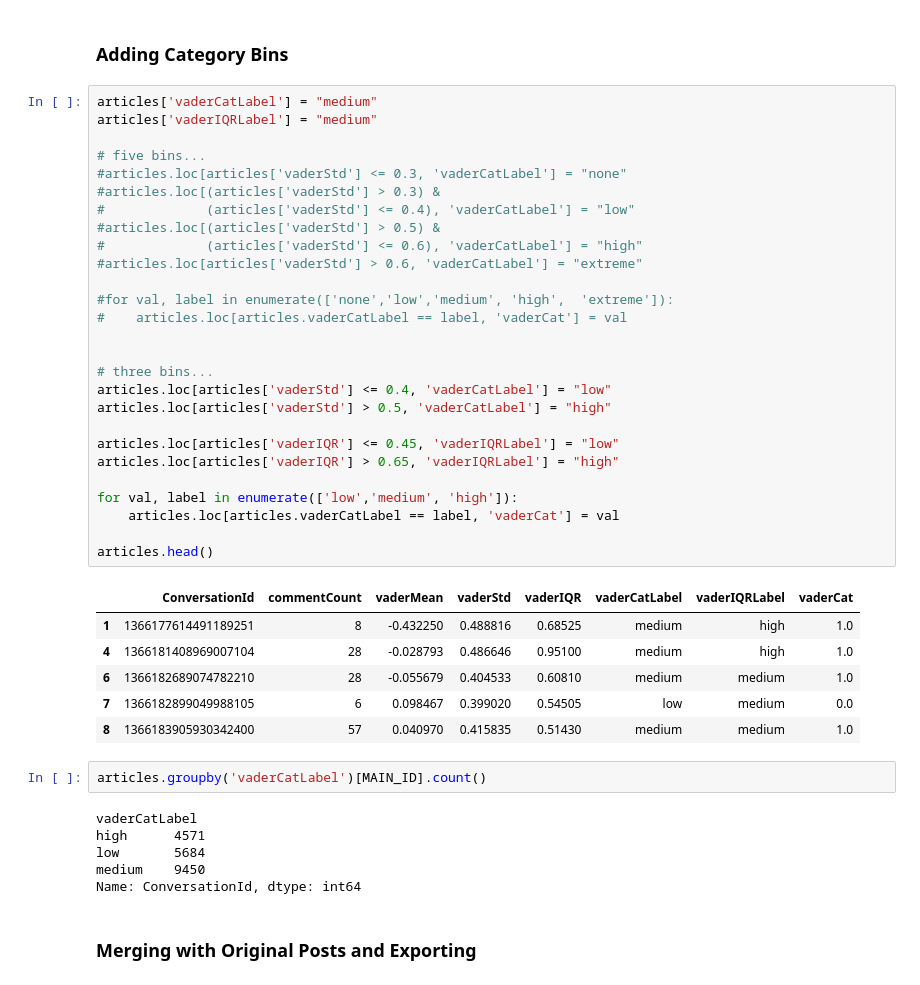
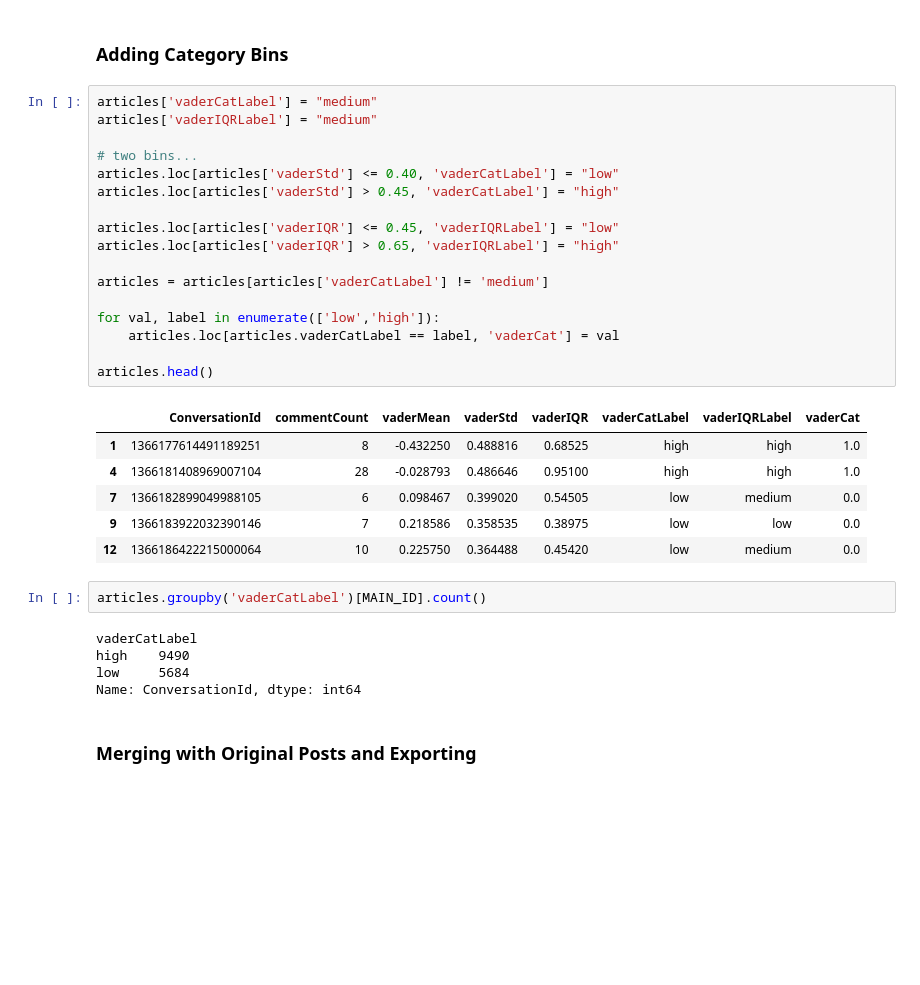
Before and after one commit to advanced-ml-project/project, a Jupyter notebook: sentiment_scores.ipynb, the cells around one changed output. Drawn from its saved outputs; the diff is of its cells as text; blank space fills up the shorter version.

```diff
--- a/sentiment_scores.ipynb
+++ b/sentiment_scores.ipynb
@@ -172,44 +172,33 @@ sns.histplot(x='vaderIQR',
 # %%
 articles['vaderCatLabel'] = "medium"
 articles['vaderIQRLabel'] = "medium"
 
-# five bins...
-#articles.loc[articles['vaderStd'] <= 0.3, 'vaderCatLabel'] = "none"
-#articles.loc[(articles['vaderStd'] > 0.3) &
-#             (articles['vaderStd'] <= 0.4), 'vaderCatLabel'] = "low"
-#articles.loc[(articles['vaderStd'] > 0.5) &
-#             (articles['vaderStd'] <= 0.6), 'vaderCatLabel'] = "high"
-#articles.loc[articles['vaderStd'] > 0.6, 'vaderCatLabel'] = "extreme"
-
-#for val, label in enumerate(['none','low','medium', 'high',  'extreme']):
-#    articles.loc[articles.vaderCatLabel == label, 'vaderCat'] = val
-
-
-# three bins...
-articles.loc[articles['vaderStd'] <= 0.4, 'vaderCatLabel'] = "low"
-articles.loc[articles['vaderStd'] > 0.5, 'vaderCatLabel'] = "high"
+# two bins...
+articles.loc[articles['vaderStd'] <= 0.40, 'vaderCatLabel'] = "low"
+articles.loc[articles['vaderStd'] > 0.45, 'vaderCatLabel'] = "high"
 
 articles.loc[articles['vaderIQR'] <= 0.45, 'vaderIQRLabel'] = "low"
 articles.loc[articles['vaderIQR'] > 0.65, 'vaderIQRLabel'] = "high"
 
-for val, label in enumerate(['low','medium', 'high']):
+articles = articles[articles['vaderCatLabel'] != 'medium']
+
+for val, label in enumerate(['low','high']):
     articles.loc[articles.vaderCatLabel == label, 'vaderCat'] = val
 
 articles.head()
 # %% [output]
 |  | ConversationId | commentCount | vaderMean | vaderStd | vaderIQR | vaderCatLabel | vaderIQRLabel | vaderCat |
-| 1 | 1366177614491189251 | 8 | -0.432250 | 0.488816 | 0.68525 | medium | high | 1.0 |
-| 4 | 1366181408969007104 | 28 | -0.028793 | 0.486646 | 0.95100 | medium | high | 1.0 |
-| 6 | 1366182689074782210 | 28 | -0.055679 | 0.404533 | 0.60810 | medium | medium | 1.0 |
+| 1 | 1366177614491189251 | 8 | -0.432250 | 0.488816 | 0.68525 | high | high | 1.0 |
+| 4 | 1366181408969007104 | 28 | -0.028793 | 0.486646 | 0.95100 | high | high | 1.0 |
 | 7 | 1366182899049988105 | 6 | 0.098467 | 0.399020 | 0.54505 | low | medium | 0.0 |
-| 8 | 1366183905930342400 | 57 | 0.040970 | 0.415835 | 0.51430 | medium | medium | 1.0 |
+| 9 | 1366183922032390146 | 7 | 0.218586 | 0.358535 | 0.38975 | low | low | 0.0 |
+| 12 | 1366186422215000064 | 10 | 0.225750 | 0.364488 | 0.45420 | low | medium | 0.0 |
 # %%
 articles.groupby('vaderCatLabel')[MAIN_ID].count()
 # %% [output]
 vaderCatLabel
-high      4571
-low       5684
-medium    9450
+high    9490
+low     5684
 Name: ConversationId, dtype: int64
 # %% [markdown]
 ### Merging with Original Posts and Exporting
```
Also changed, not shown: parts of 2 cells of this notebook, 4 other files.
